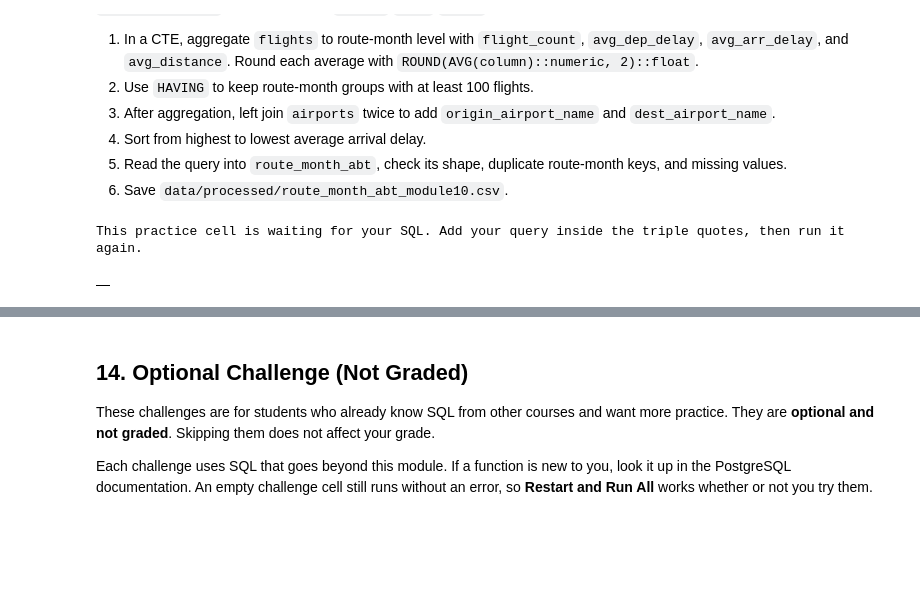
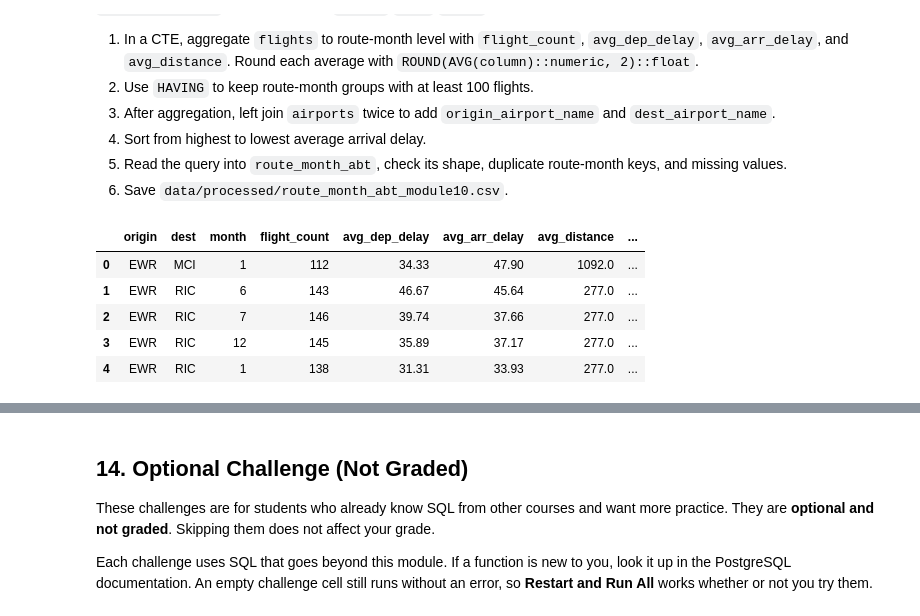
Before and after one commit to utsahenry/ban-6003-week-09-10-sql-abt, a Jupyter notebook: notebooks/module10_sql_joins_abt_guided_lab.ipynb, the cells around one changed output, grey strips where cells are left out. Cells and saved outputs as stored; diff of their text form; code cells hidden in the pictures; blank space fills up the shorter version.

Commit message:
Complete Module 10 SQL joins and ABT lab

```diff
--- a/notebooks/module10_sql_joins_abt_guided_lab.ipynb
+++ b/notebooks/module10_sql_joins_abt_guided_lab.ipynb
@@ -1027,21 +1060,47 @@ A network planning team wants a stable table for comparing established route per
 # %%
 # Offline Assignment - write and run your SQL query here.
 # Suggested SQL structure:
 # 1. WITH route_month AS (... GROUP BY origin, dest, month ...)
 # 2. Apply HAVING COUNT(*) >= 100 inside the CTE.
 # 3. SELECT the CTE columns and two airport-name aliases.
 # 4. LEFT JOIN airports AS origin_ap on origin = faa.
 # 5. LEFT JOIN airports AS dest_ap on dest = faa.
 # 6. ORDER BY avg_arr_delay DESC.
 query = '''
-
+WITH route_month AS (
+    SELECT
+        origin,
+        dest,
+        month,
+        COUNT(*) AS flight_count,
+        ROUND(AVG(dep_delay)::numeric, 2)::float AS avg_dep_delay,
+        ROUND(AVG(arr_delay)::numeric, 2)::float AS avg_arr_delay,
+        ROUND(AVG(distance)::numeric, 2)::float AS avg_distance
+    FROM flights
+    GROUP BY origin, dest, month
+    HAVING COUNT(*) >= 100
+)
+SELECT
+    rm.*,
+    origin_ap.name AS origin_airport_name,
+    dest_ap.name AS dest_airport_name
+FROM route_month AS rm
+LEFT JOIN airports AS origin_ap
+    ON rm.origin = origin_ap.faa
+LEFT JOIN airports AS dest_ap
+    ON rm.dest = dest_ap.faa
+ORDER BY rm.avg_arr_delay DESC;
 '''
 
 route_month_abt = run_query(query, engine)
 route_month_abt.head()
 # %% [output]
-This practice cell is waiting for your SQL. Add your query inside the triple quotes, then run it again.
-|  |
+|  | origin | dest | month | flight_count | avg_dep_delay | avg_arr_delay | avg_distance | ... |
+| 0 | EWR | MCI | 1 | 112 | 34.33 | 47.90 | 1092.0 | ... |
+| 1 | EWR | RIC | 6 | 143 | 46.67 | 45.64 | 277.0 | ... |
+| 2 | EWR | RIC | 7 | 146 | 39.74 | 37.66 | 277.0 | ... |
+| 3 | EWR | RIC | 12 | 145 | 35.89 | 37.17 | 277.0 | ... |
+| 4 | EWR | RIC | 1 | 138 | 31.31 | 33.93 | 277.0 | ... |
 # %%
 if route_month_abt.empty:
     print("Complete the offline ABT query before validating and exporting.")
```
Also changed, not shown: parts of 17 cells of this notebook, 3 other files.
